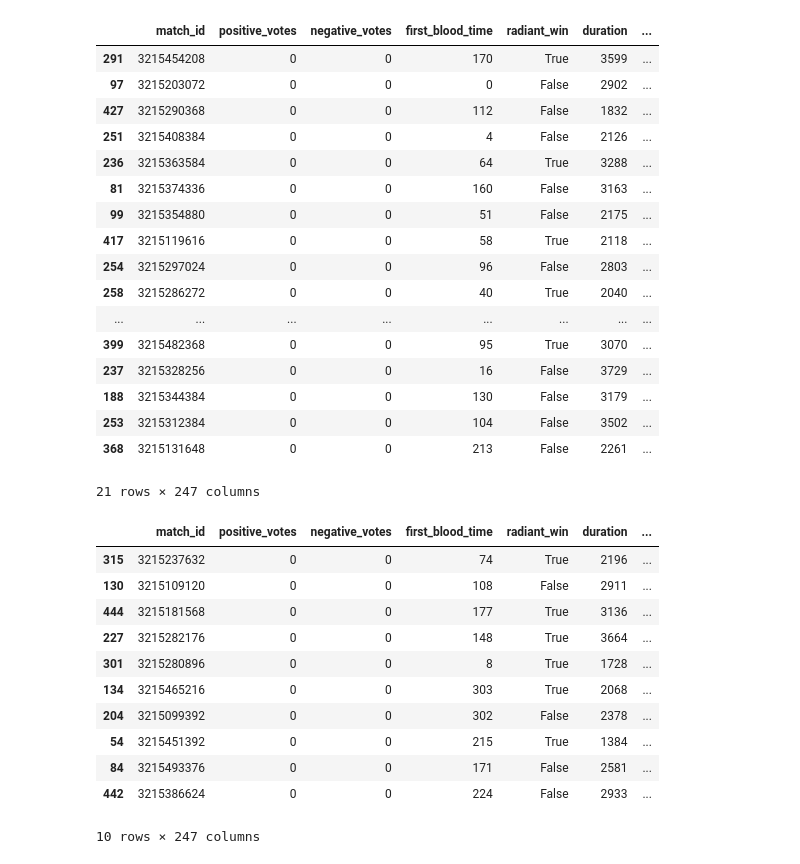
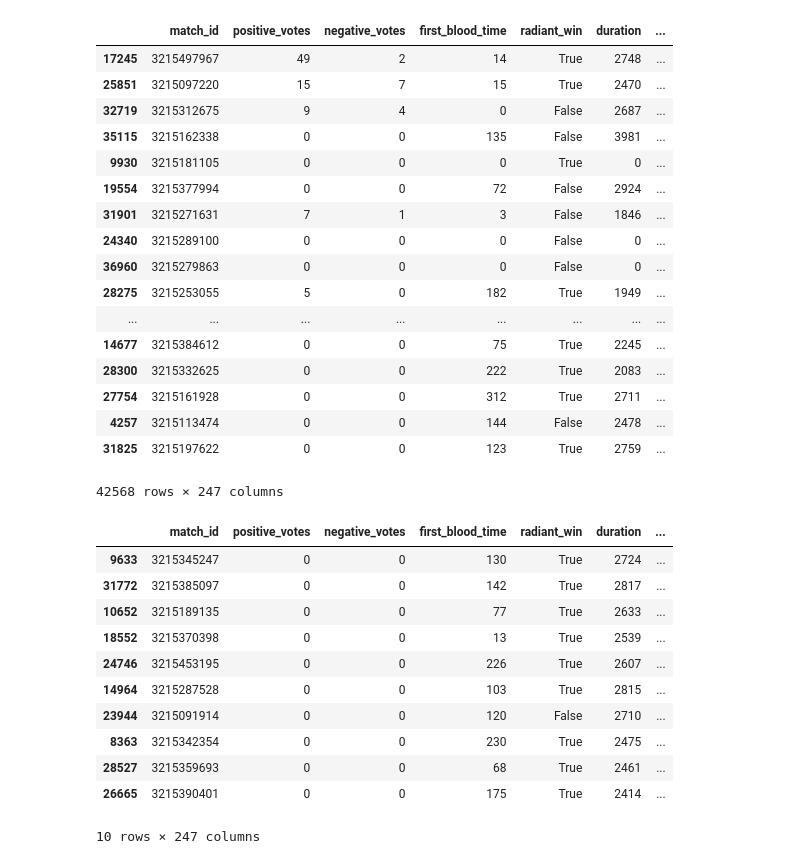
Before and after one commit to beelze-b/Open-Dota-Exploration, a Jupyter notebook: WeightsAndResiduals.ipynb, the cells around one changed output. Saved outputs shown, nothing was run; the diff lists cells and outputs as text; code cells hidden in the pictures.

```diff
--- a/WeightsAndResiduals.ipynb
+++ b/WeightsAndResiduals.ipynb
@@ -302,38 +301,38 @@ plt.show()
 # %%
-df[df['residual'] > 12]
+df[df['residual'] > 0.08]
 # %% [output]
 |  | match_id | positive_votes | negative_votes | first_blood_time | radiant_win | duration | ... |
-| 291 | 3215454208 | 0 | 0 | 170 | True | 3599 | ... |
-| 97 | 3215203072 | 0 | 0 | 0 | False | 2902 | ... |
-| 427 | 3215290368 | 0 | 0 | 112 | False | 1832 | ... |
-| 251 | 3215408384 | 0 | 0 | 4 | False | 2126 | ... |
-| 236 | 3215363584 | 0 | 0 | 64 | True | 3288 | ... |
-| 81 | 3215374336 | 0 | 0 | 160 | False | 3163 | ... |
-| 99 | 3215354880 | 0 | 0 | 51 | False | 2175 | ... |
-| 417 | 3215119616 | 0 | 0 | 58 | True | 2118 | ... |
-| 254 | 3215297024 | 0 | 0 | 96 | False | 2803 | ... |
-| 258 | 3215286272 | 0 | 0 | 40 | True | 2040 | ... |
+| 17245 | 3215497967 | 49 | 2 | 14 | True | 2748 | ... |
+| 25851 | 3215097220 | 15 | 7 | 15 | True | 2470 | ... |
+| 32719 | 3215312675 | 9 | 4 | 0 | False | 2687 | ... |
+| 35115 | 3215162338 | 0 | 0 | 135 | False | 3981 | ... |
+| 9930 | 3215181105 | 0 | 0 | 0 | True | 0 | ... |
+| 19554 | 3215377994 | 0 | 0 | 72 | False | 2924 | ... |
+| 31901 | 3215271631 | 7 | 1 | 3 | False | 1846 | ... |
+| 24340 | 3215289100 | 0 | 0 | 0 | False | 0 | ... |
+| 36960 | 3215279863 | 0 | 0 | 0 | False | 0 | ... |
+| 28275 | 3215253055 | 5 | 0 | 182 | True | 1949 | ... |
 | ... | ... | ... | ... | ... | ... | ... | ... |
-| 399 | 3215482368 | 0 | 0 | 95 | True | 3070 | ... |
-| 237 | 3215328256 | 0 | 0 | 16 | False | 3729 | ... |
-| 188 | 3215344384 | 0 | 0 | 130 | False | 3179 | ... |
-| 253 | 3215312384 | 0 | 0 | 104 | False | 3502 | ... |
-| 368 | 3215131648 | 0 | 0 | 213 | False | 2261 | ... |
+| 14677 | 3215384612 | 0 | 0 | 75 | True | 2245 | ... |
+| 28300 | 3215332625 | 0 | 0 | 222 | True | 2083 | ... |
+| 27754 | 3215161928 | 0 | 0 | 312 | True | 2711 | ... |
+| 4257 | 3215113474 | 0 | 0 | 144 | False | 2478 | ... |
+| 31825 | 3215197622 | 0 | 0 | 123 | True | 2759 | ... |
-21 rows × 247 columns
+42568 rows × 247 columns
 # %%
-df[df['residual'] < 12].sample(10, random_state=1)
+df[df['residual'] < 0.08].sample(10, random_state=1)
 # %% [output]
 |  | match_id | positive_votes | negative_votes | first_blood_time | radiant_win | duration | ... |
-| 315 | 3215237632 | 0 | 0 | 74 | True | 2196 | ... |
-| 130 | 3215109120 | 0 | 0 | 108 | False | 2911 | ... |
-| 444 | 3215181568 | 0 | 0 | 177 | True | 3136 | ... |
-| 227 | 3215282176 | 0 | 0 | 148 | True | 3664 | ... |
-| 301 | 3215280896 | 0 | 0 | 8 | True | 1728 | ... |
-| 134 | 3215465216 | 0 | 0 | 303 | True | 2068 | ... |
-| 204 | 3215099392 | 0 | 0 | 302 | False | 2378 | ... |
-| 54 | 3215451392 | 0 | 0 | 215 | True | 1384 | ... |
-| 84 | 3215493376 | 0 | 0 | 171 | False | 2581 | ... |
-| 442 | 3215386624 | 0 | 0 | 224 | False | 2933 | ... |
+| 9633 | 3215345247 | 0 | 0 | 130 | True | 2724 | ... |
+| 31772 | 3215385097 | 0 | 0 | 142 | True | 2817 | ... |
+| 10652 | 3215189135 | 0 | 0 | 77 | True | 2633 | ... |
+| 18552 | 3215370398 | 0 | 0 | 13 | True | 2539 | ... |
+| 24746 | 3215453195 | 0 | 0 | 226 | True | 2607 | ... |
+| 14964 | 3215287528 | 0 | 0 | 103 | True | 2815 | ... |
+| 23944 | 3215091914 | 0 | 0 | 120 | False | 2710 | ... |
+| 8363 | 3215342354 | 0 | 0 | 230 | True | 2475 | ... |
+| 28527 | 3215359693 | 0 | 0 | 68 | True | 2461 | ... |
+| 26665 | 3215390401 | 0 | 0 | 175 | True | 2414 | ... |
 10 rows × 247 columns
 # %%
 biggestAnom = np.loadtxt('data/anomalies.csv', delimiter = ',')
```
Also changed, not shown: parts of 28 cells of this notebook.
